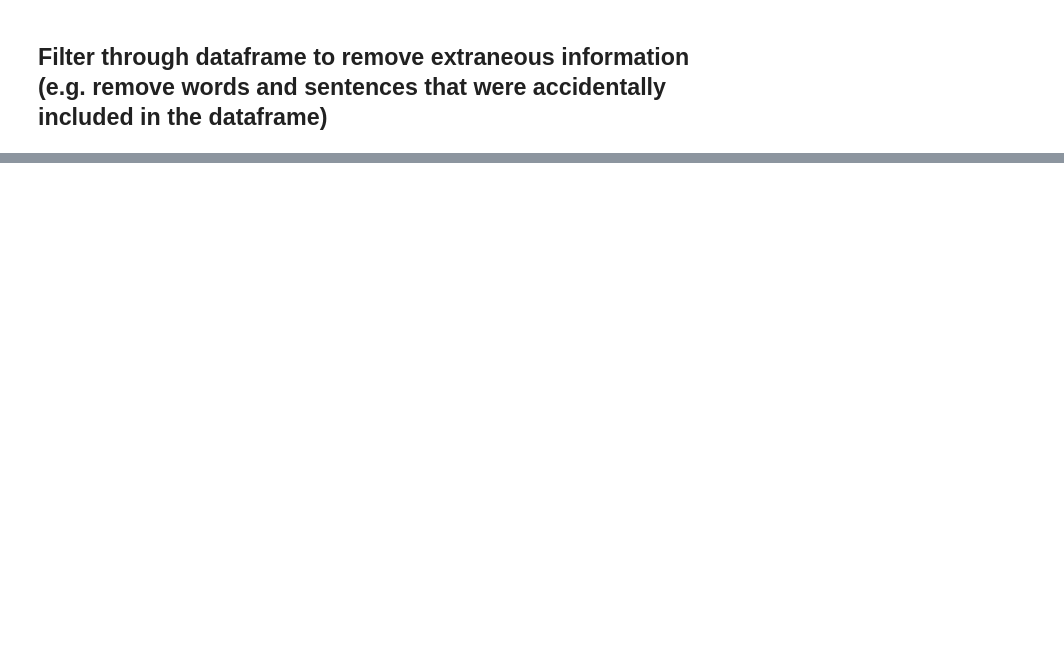
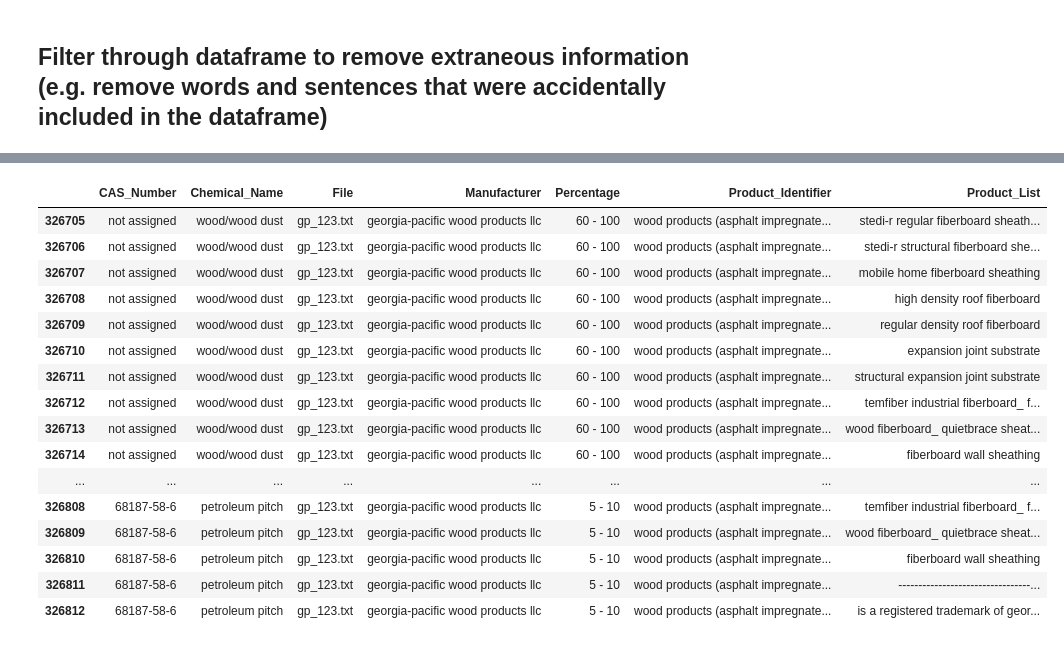
Before and after one commit to HumanExposure/data_mgmt_scripts, a Jupyter notebook: extract_GeorgiaPacific.ipynb, the cells around one changed output, grey strips where cells are left out. Cells and saved outputs as stored; diff of their text form; code cells hidden in the pictures; blank space fills up the shorter version.

```diff
--- a/extract_GeorgiaPacific.ipynb
+++ b/extract_GeorgiaPacific.ipynb
@@ -377,0 +411,20 @@ tenth
+# %%
+tenth[tenth['File'] == 'gp_123.txt']
+# %% [output]
+|  | CAS_Number | Chemical_Name | File | Manufacturer | Percentage | Product_Identifier | Product_List |
+| 326705 | not assigned | wood/wood dust | gp_123.txt | georgia-pacific wood products llc | 60 - 100 | wood products (asphalt impregnate... | stedi-r regular fiberboard sheath... |
+| 326706 | not assigned | wood/wood dust | gp_123.txt | georgia-pacific wood products llc | 60 - 100 | wood products (asphalt impregnate... | stedi-r structural fiberboard she... |
+| 326707 | not assigned | wood/wood dust | gp_123.txt | georgia-pacific wood products llc | 60 - 100 | wood products (asphalt impregnate... | mobile home fiberboard sheathing |
+| 326708 | not assigned | wood/wood dust | gp_123.txt | georgia-pacific wood products llc | 60 - 100 | wood products (asphalt impregnate... | high density roof fiberboard |
+| 326709 | not assigned | wood/wood dust | gp_123.txt | georgia-pacific wood products llc | 60 - 100 | wood products (asphalt impregnate... | regular density roof fiberboard |
+| 326710 | not assigned | wood/wood dust | gp_123.txt | georgia-pacific wood products llc | 60 - 100 | wood products (asphalt impregnate... | expansion joint substrate |
+| 326711 | not assigned | wood/wood dust | gp_123.txt | georgia-pacific wood products llc | 60 - 100 | wood products (asphalt impregnate... | structural expansion joint substrate |
+| 326712 | not assigned | wood/wood dust | gp_123.txt | georgia-pacific wood products llc | 60 - 100 | wood products (asphalt impregnate... | temfiber industrial fiberboard_ f... |
+| 326713 | not assigned | wood/wood dust | gp_123.txt | georgia-pacific wood products llc | 60 - 100 | wood products (asphalt impregnate... | wood fiberboard_ quietbrace sheat... |
+| 326714 | not assigned | wood/wood dust | gp_123.txt | georgia-pacific wood products llc | 60 - 100 | wood products (asphalt impregnate... | fiberboard wall sheathing |
+| ... | ... | ... | ... | ... | ... | ... | ... |
+| 326808 | 68187-58-6 | petroleum pitch | gp_123.txt | georgia-pacific wood products llc | 5 - 10 | wood products (asphalt impregnate... | temfiber industrial fiberboard_ f... |
+| 326809 | 68187-58-6 | petroleum pitch | gp_123.txt | georgia-pacific wood products llc | 5 - 10 | wood products (asphalt impregnate... | wood fiberboard_ quietbrace sheat... |
+| 326810 | 68187-58-6 | petroleum pitch | gp_123.txt | georgia-pacific wood products llc | 5 - 10 | wood products (asphalt impregnate... | fiberboard wall sheathing |
+| 326811 | 68187-58-6 | petroleum pitch | gp_123.txt | georgia-pacific wood products llc | 5 - 10 | wood products (asphalt impregnate... | ---------------------------------... |
+| 326812 | 68187-58-6 | petroleum pitch | gp_123.txt | georgia-pacific wood products llc | 5 - 10 | wood products (asphalt impregnate... | is a registered trademark of geor... |
```
Also changed, not shown: parts of 13 cells of this notebook.
